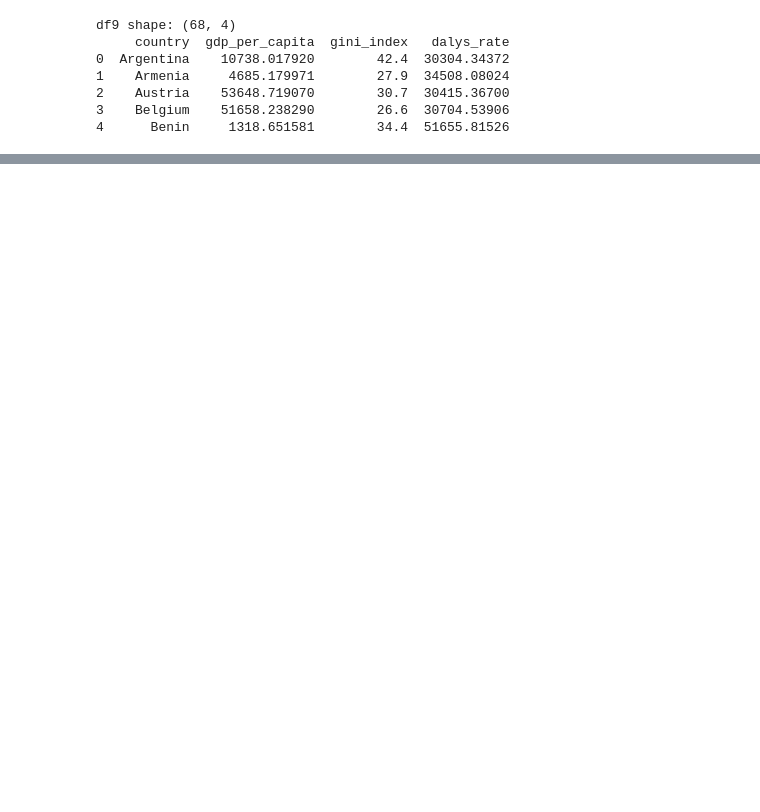
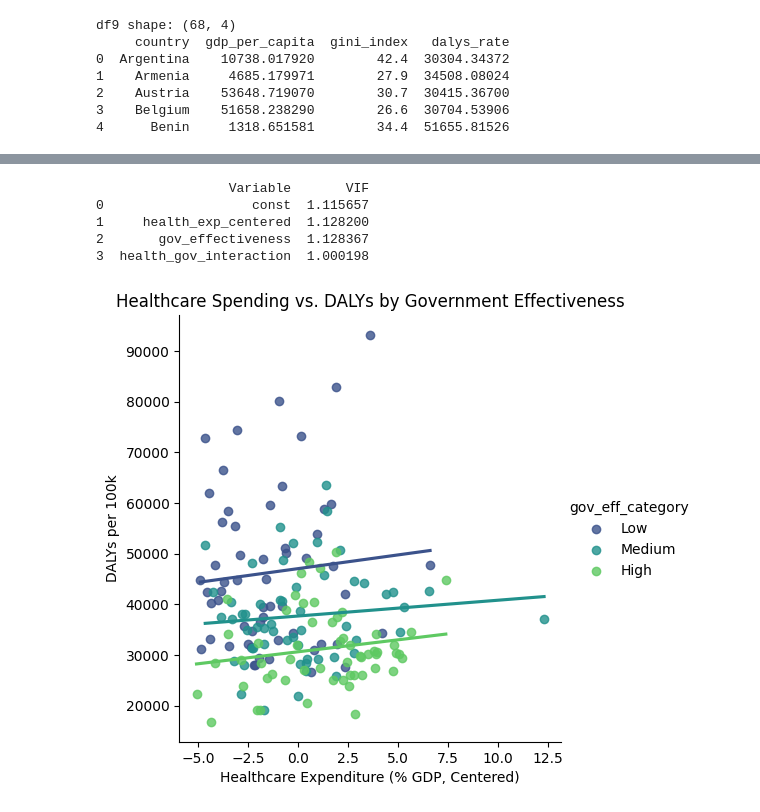
Before and after one commit to AimanIskndr/bdata-daly-socioeconomic, a Jupyter notebook: analysis.ipynb, the cells around one changed output, grey strips where cells are left out. Cells and saved outputs as stored; diff of their text form; code cells hidden in the pictures; blank space fills up the shorter version.

```diff
--- a/analysis.ipynb
+++ b/analysis.ipynb
@@ -1322,0 +1399,10 @@ df9 shape: (68, 4)
+# %%
+gov_effectiveness_df = worldbank_df[worldbank_df.iloc[:, 0] == "Government Effectiveness: Estimate"].copy()
+gov_effectiveness_df.columns = ['indicator', 'country', 'country_code', 'gov_effectiveness']
+gov_effectiveness_df = gov_effectiveness_df[['country', 'gov_effectiveness']]
+gov_effectiveness_df = gov_effectiveness_df[gov_effectiveness_df['gov_effectiveness'] != '..']
+gov_effectiveness_df['gov_effectiveness'] = pd.to_numeric(gov_effectiveness_df['gov_effectiveness'], errors='coerce')
+
+print("Government Effectiveness Data:")
+print(gov_effectiveness_df.shape)
+print(gov_effectiveness_df.head())
@@ -1322,0 +1418,12 @@ df9 shape: (68, 4)
+# %%
+df10 = health_exp_df.merge(
+    dalys_clean[['country', 'dalys_rate']],
+    on='country', how='inner')
+
+df10 = df10.merge(
+    gov_effectiveness_df,
+    on='country', how='inner'
+)
+
+print("df10 shape:", df10.shape)
+print(df10.head())
@@ -1322,0 +1438,6 @@ df9 shape: (68, 4)
+# %%
+# Center health expenditure
+df10['health_exp_centered'] = df10['health_expenditure'] - df10['health_expenditure'].mean()
+
+# Interactive term: health expenditure * government effectiveness
+df10['health_gov_interaction'] = df10['health_exp_centered'] * df10['gov_effectiveness']
@@ -1322,0 +1472,28 @@ df9 shape: (68, 4)
+# %%
+# Check for multicollinearity
+vif = [variance_inflation_factor(X.values, i) for i in range(X.shape[1])]
+print(pd.DataFrame({'Variable': X.columns, 'VIF': vif}))
+# %% [output]
+                 Variable       VIF
+0                   const  1.115657
+1     health_exp_centered  1.128200
+2       gov_effectiveness  1.128367
+3  health_gov_interaction  1.000198
+# %%
+df10['gov_eff_category'] = pd.qcut(df10['gov_effectiveness'], q=3, labels=['Low', 'Medium', 'High'])
+
+# Plot
+sns.lmplot(
+    data=df10,
+    x='health_exp_centered',
+    y='dalys_rate',
+    hue='gov_eff_category',
+    ci=None,
+    palette='viridis'
+)
+plt.title("Healthcare Spending vs. DALYs by Government Effectiveness")
+plt.xlabel("Healthcare Expenditure (% GDP, Centered)")
+plt.ylabel("DALYs per 100k")
+plt.show()
+# %% [output]
+[figure, added]
```
Also changed, not shown: parts of 12 cells of this notebook.
